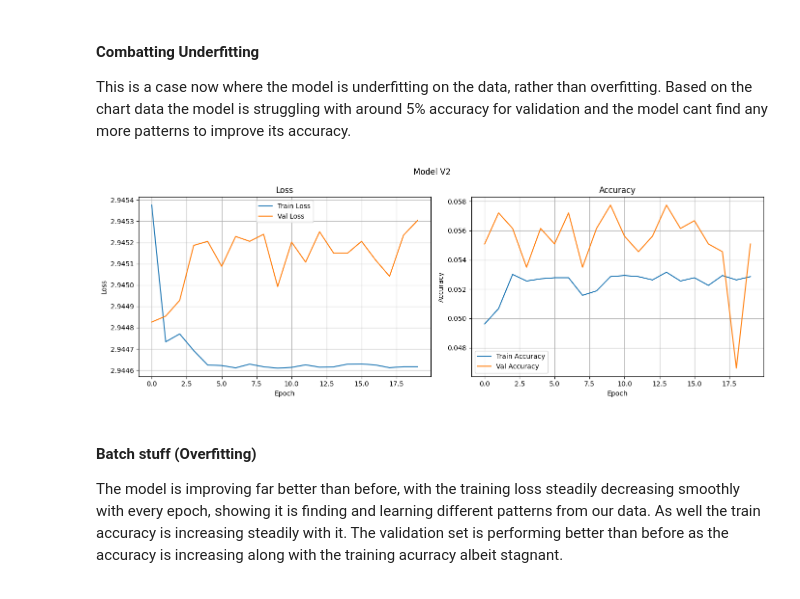
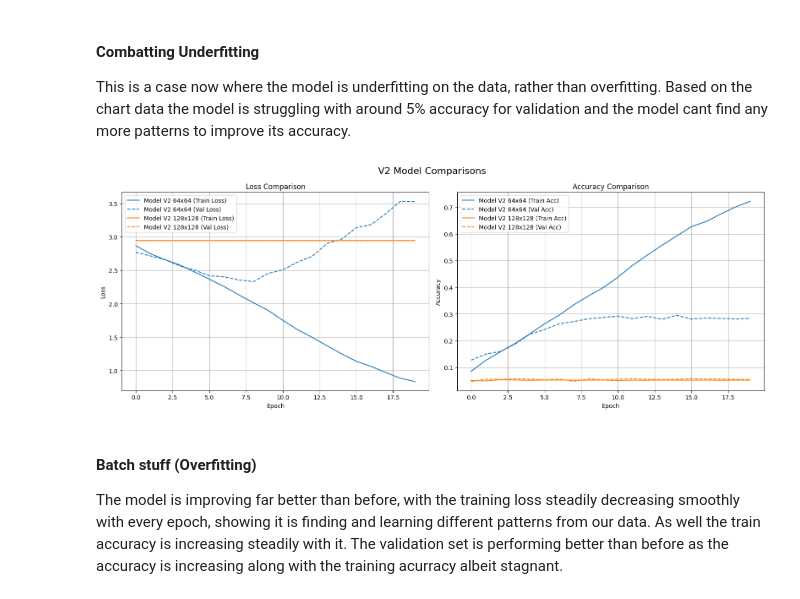
Before and after one commit to McDonaghMichael/MachineLearningNotebook, a Jupyter notebook: project/project.ipynb, the cells around one changed output. Cells and saved outputs as stored; diff of their text form; code cells hidden in the pictures.

```diff
--- a/project/project.ipynb
+++ b/project/project.ipynb
@@ -12,7 +12,7 @@ import pandas as pd
 
 STUDENT_SEED = 421944
 IMAGE_SIZE = (128, 128)
-IMAGE_SIZE_ALTERNATIVE = (244, 244)
+IMAGE_SIZE_ALTERNATIVE = (64, 64)
 BATCH_SIZE = 32
 NUM_CLASSES = 19
 
@@ -27,6 +27,7 @@ Requirement already satisfied: MarkupSafe>=2.0 in /home/michael/miniconda3/lib/p
 [PhysicalDevice(name='/physical_device:GPU:0', device_type='GPU')]
 # %%
 model_performance_tracker = {}
+model_histories = {}
 # %% [markdown]
 ## Helper Functions
 
@@ -379,7 +380,7 @@ model_performance_tracker["Baseline CNN"] = {
     "Total Time (s)": round(total_time, 2),
     "Time/Epoch (s)": round(total_time / EPOCHS, 2),
     "Epochs": EPOCHS,
-    "Image Size:" IMAGE_SIZE,
+    "Image Size": IMAGE_SIZE,
     "Final Train Acc": round(baseline_model_history.history['accuracy'][-1], 4),
     "Final Val Acc": round(baseline_model_history.history['val_accuracy'][-1], 4),
     "Final Train Loss": round(baseline_model_history.history['loss'][-1], 4),
@@ -416,11 +399,8 @@ plot_history(baseline_model_history, title='Baseline CNN')
 
 So as mentioned above, the model is struggling to generalise on unseen data from our validation set, instead is memorising training patterns and images. To help combat this, I will be increasing the block count from 2 - 3, adding dropout at 0.5 and increasing the convolution layers to 2 before downsampling, to hopefully allow to to extract more complex patterns.
 # %%
-# Just add this list and a loop at the top
 for current_size in [IMAGE_SIZE, IMAGE_SIZE_ALTERNATIVE]:
 
-    # 1. Pass current_size to your model build
-    # Note: Added layers.Resizing here to "force" the size as requested
     deeper_model = keras.Sequential([
         layers.Input(shape=(128, 128, 3)),
         layers.Resizing(current_size[0], current_size[1]),
@@ -451,7 +431,9 @@ for current_size in [IMAGE_SIZE, IMAGE_SIZE_ALTERNATIVE]:
     )
 
     start_time = time.time()
+
     EPOCHS = 20
+
     deeper_model_history = deeper_model.fit(
         train_ds,
         validation_data=val_ds,
@@ -462,14 +444,16 @@ for current_size in [IMAGE_SIZE, IMAGE_SIZE_ALTERNATIVE]:
     end_time = time.time()
     total_time = end_time - start_time
 
-    # Use the current_size in the dictionary key to keep them separate
     tracker_key = f"Model V2 ({current_size[0]}x{current_size[1]})"
 
+    history_key = f"V2_{current_size[0]}x{current_size[1]}"
+    model_histories[history_key] = deeper_model_history
+
     model_performance_tracker[tracker_key] = {
-        "Image Size": current_size, # This stores the size used
         "Total Time (s)": round(total_time, 2),
         "Time/Epoch (s)": round(total_time / EPOCHS, 2),
         "Epochs": EPOCHS,
+        "Image Size": current_size,
         "Final Train Acc": round(deeper_model_history.history['accuracy'][-1], 4),
         "Final Val Acc": round(deeper_model_history.history['val_accuracy'][-1], 4),
         "Final Train Loss": round(deeper_model_history.history['loss'][-1], 4),
@@ -523,9 +506,15 @@ Epoch 20/20
 
 This is a case now where the model is underfitting on the data, rather than overfitting. Based on the chart data the model is struggling with around 5% accuracy for validation and the model cant find any more patterns to improve its accuracy.
 # %%
-plot_history(deeper_model_history, title='Model V2')
+
+v2_models = {
+    'Model V2 64x64': model_histories["V2_64x64"],
+    "Model V2 128x128": model_histories["V2_128x128"]
+}
+
+plot_model_comparison(v2_models, title="V2 Model Comparisons")
 # %% [output]
-[figure, old version]
+[figure, new version]
 # %% [markdown]
 #### Batch stuff (Overfitting)
 
```
Also changed, not shown: parts of 16 cells of this notebook.
